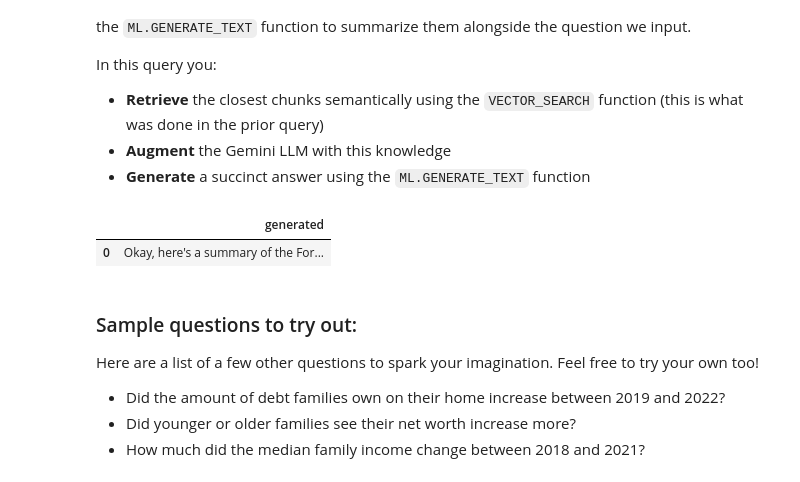
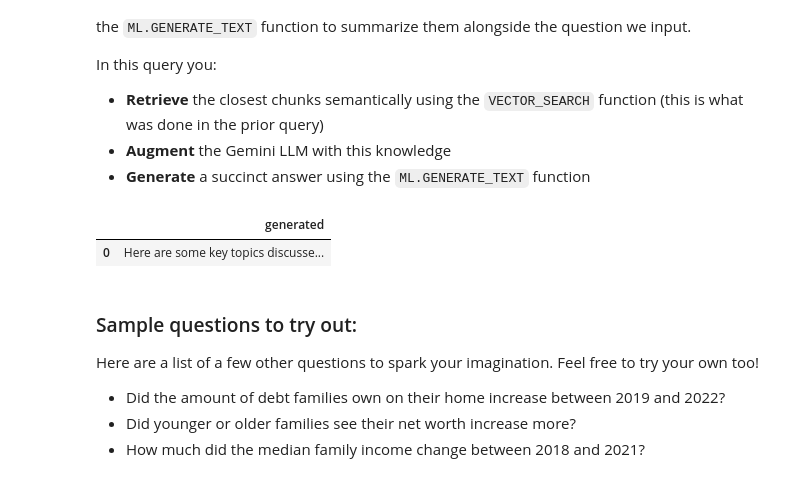
Before and after one commit to bhsivara-cisco/streamlit-example, a Jupyter notebook: gemini/use-cases/retrieval-augmented-generation/rag_with_bigquery.ipynb, the cells around one changed output. Saved outputs shown, nothing was run; the diff lists cells and outputs as text; code cells hidden in the pictures.

```diff
--- a/gemini/use-cases/retrieval-augmented-generation/rag_with_bigquery.ipynb
+++ b/gemini/use-cases/retrieval-augmented-generation/rag_with_bigquery.ipynb
@@ -487,43 +485,36 @@ FROM
   ML.GENERATE_TEXT( MODEL `docai_demo.gemini_flash`,
     (
     SELECT
-    CONCAT('You are a very professional document summarization specialist.'||'\n'||
-              'You need to perform the below 4 tasks.'||'\n'||
-              'a) Please give an overall summary for the entire document in concise bullets.'||'\n'||
-              'b) Please summarize conversations with each Analyst in concise bullets.'||'\n'||
-              'c) Identify themes/topics that were mentioned in order or priority/importance.'||'\n'||
-              'd) What are the sentiments for each topic rated on a scale of 1 through 5 with 1 being a strong negative sentiment and 5 being a strong positive sentiment?'||'\n'||
-              'Be concise and use the following context:',
-    STRING_AGG(FORMAT("context: %s and reference: %s", base.content, base.uri), ',\n')) AS prompt,
+    STRING_AGG(FORMAT("context: %s and reference: %s", base.content, base.uri), ',\n') AS prompt,
     FROM
       VECTOR_SEARCH( TABLE
         `docai_demo.embeddings`,
         'ml_generate_embedding_result',
         (
         SELECT
           ml_generate_embedding_result,
           content AS query
         FROM
           ML.GENERATE_EMBEDDING( MODEL `docai_demo.embedding_model`,
             (
             SELECT
               'You are a very professional document summarization specialist.'||'\n'||
               'You need to perform the below 4 tasks.'||'\n'||
               'a) Please give an overall summary for the entire document in concise bullets.'||'\n'||
               'b) Please summarize conversations with each Analyst in concise bullets.'||'\n'||
               'c) Identify themes/topics that were mentioned in order or priority/importance.'||'\n'||
               'd) What are the sentiments for each topic rated on a scale of 1 through 5 with 1 being a strong negative sentiment and 5 being a strong positive sentiment?' AS content
             )
           )
         ),
         top_k => 10,
         OPTIONS => '{"fraction_lists_to_search": 0.01}')
       ),
       STRUCT(512 AS max_output_tokens, TRUE AS flatten_json_output)
   );
 # %% [output]
 |  | generated |
-| 0 | Okay, here's a summary of the For... |
+| 0 | Here are some key topics discusse... |
 # %% [markdown]
 ### Sample questions to try out:
 
```
Also changed, not shown: parts of 1 cell of this notebook.
